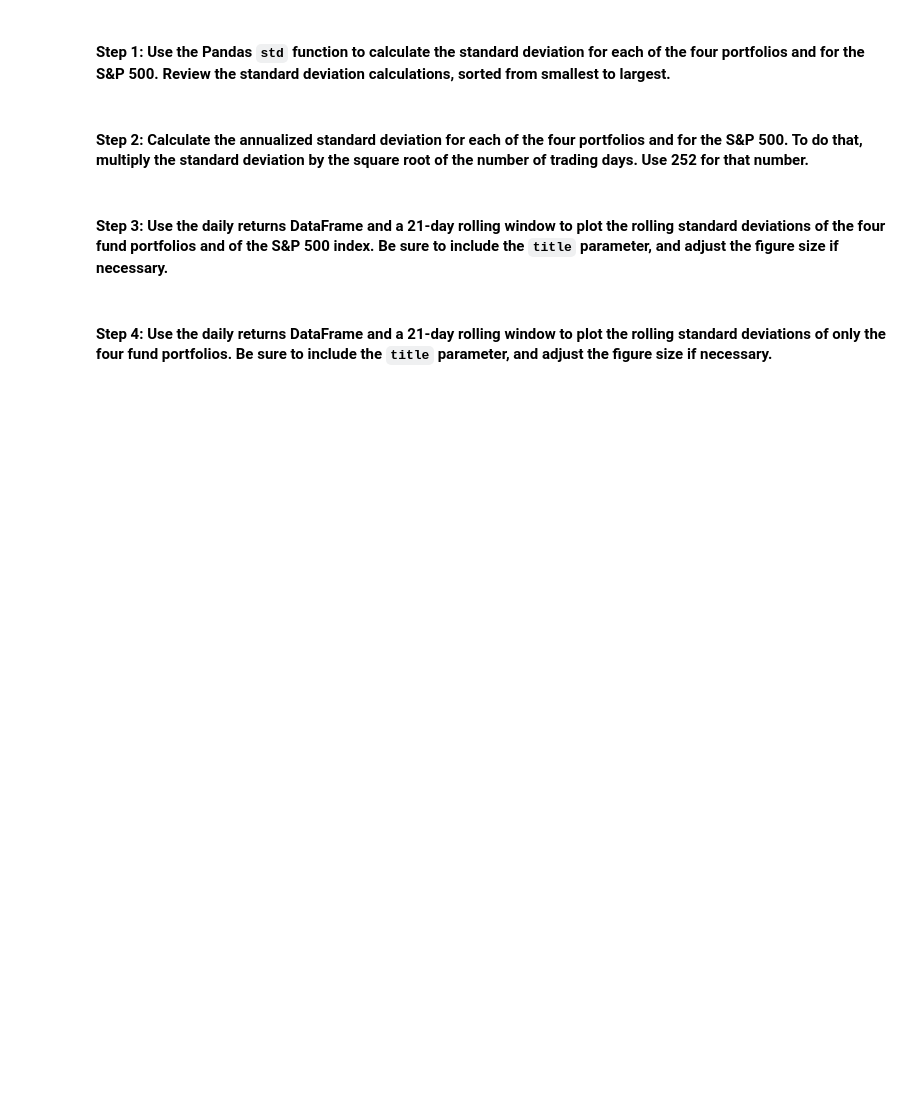
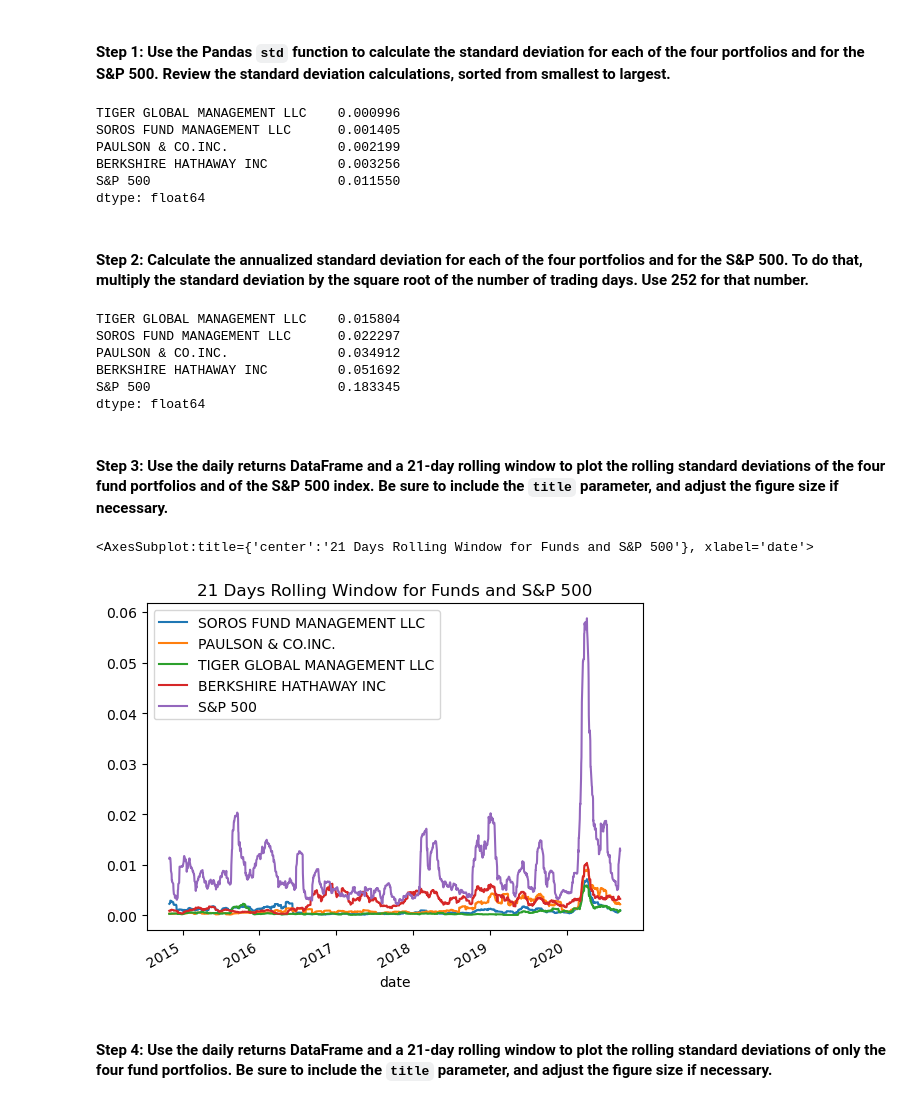
Before and after one commit to lumiroga/fintech-Challenge4, a Jupyter notebook: risk_return_analysis.ipynb, the cells around one changed output. Saved outputs shown, nothing was run; the diff lists cells and outputs as text; code cells hidden in the pictures; blank space fills up the shorter version.

```diff
--- a/risk_return_analysis.ipynb
+++ b/risk_return_analysis.ipynb
@@ -263,20 +264,42 @@ Evaluate the risk profile of each portfolio by using the standard deviation and
 # %%
 # Calculate and sort the standard deviation for all 4 portfolios and the S&P 500
 # Review the standard deviations sorted smallest to largest
-# YOUR CODE HERE
+daily_returns.std().sort_values()
+# %% [output]
+TIGER GLOBAL MANAGEMENT LLC    0.000996
+SOROS FUND MANAGEMENT LLC      0.001405
+PAULSON & CO.INC.              0.002199
+BERKSHIRE HATHAWAY INC         0.003256
+S&P 500                        0.011550
+dtype: float64
 # %% [markdown]
 #### Step 2: Calculate the annualized standard deviation for each of the four portfolios and for the S&P 500. To do that, multiply the standard deviation by the square root of the number of trading days. Use 252 for that number.
 # %%
 # Calculate and sort the annualized standard deviation (252 trading days) of the 4 portfolios and the S&P 500
 # Review the annual standard deviations smallest to largest
-# YOUR CODE HERE
+annual_trading_days = 252
+
+annualized_standard_deviation = np.sqrt(annual_trading_days) * daily_returns.std()
+
+
+annualized_standard_deviation.sort_values()
+# %% [output]
+TIGER GLOBAL MANAGEMENT LLC    0.015804
+SOROS FUND MANAGEMENT LLC      0.022297
+PAULSON & CO.INC.              0.034912
+BERKSHIRE HATHAWAY INC         0.051692
+S&P 500                        0.183345
+dtype: float64
 # %% [markdown]
 #### Step 3: Use the daily returns DataFrame and a 21-day rolling window to plot the rolling standard deviations of the four fund portfolios and of the S&P 500 index. Be sure to include the `title` parameter, and adjust the figure size if necessary.
 # %%
 # Using the daily returns DataFrame and a 21-day rolling window,
 # plot the rolling standard deviation of the 4 portfolios and the S&P 500
 # Include a title parameter and adjust the figure size
-# YOUR CODE HERE
+daily_returns.rolling(window=21).std().plot(title="21 Days Rolling Window for Funds and S&P 500")
+# %% [output]
+<AxesSubplot:title={'center':'21 Days Rolling Window for Funds and S&P 500'}, xlabel='date'>
+[figure, added]
 # %% [markdown]
 #### Step 4: Use the daily returns DataFrame and a 21-day rolling window to plot the rolling standard deviations of only the four fund portfolios. Be sure to include the `title` parameter, and adjust the figure size if necessary.
 # %%
```
Also changed, not shown: parts of 7 cells of this notebook, 1 other file.
